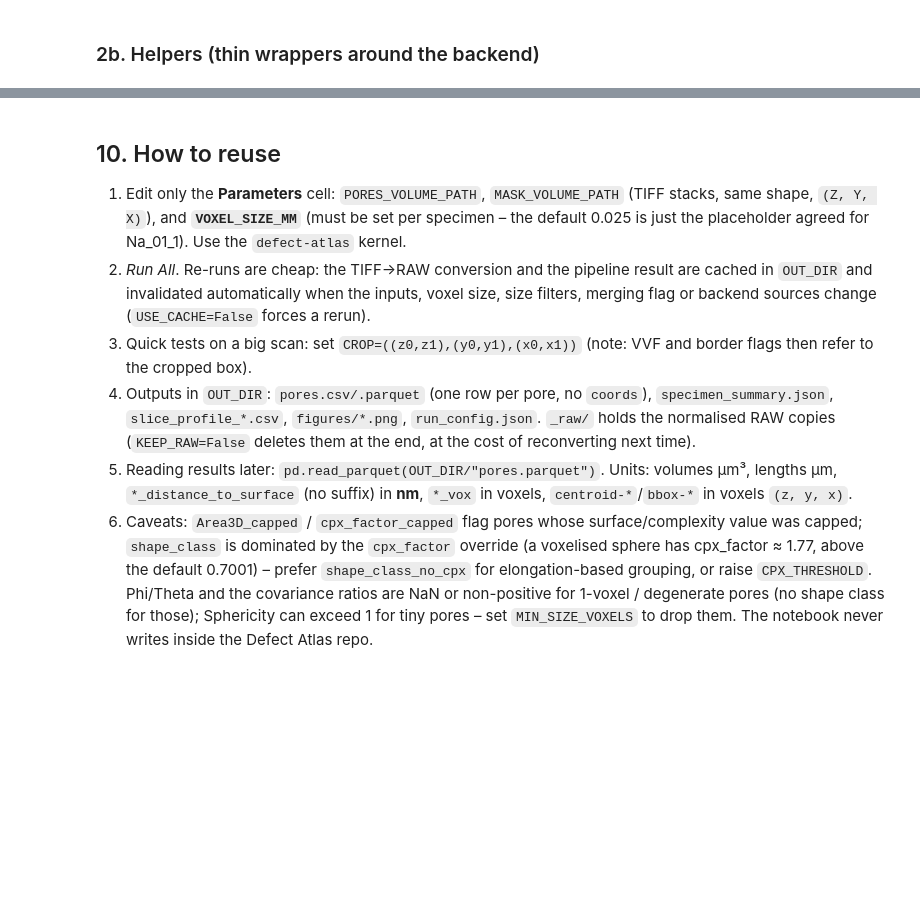
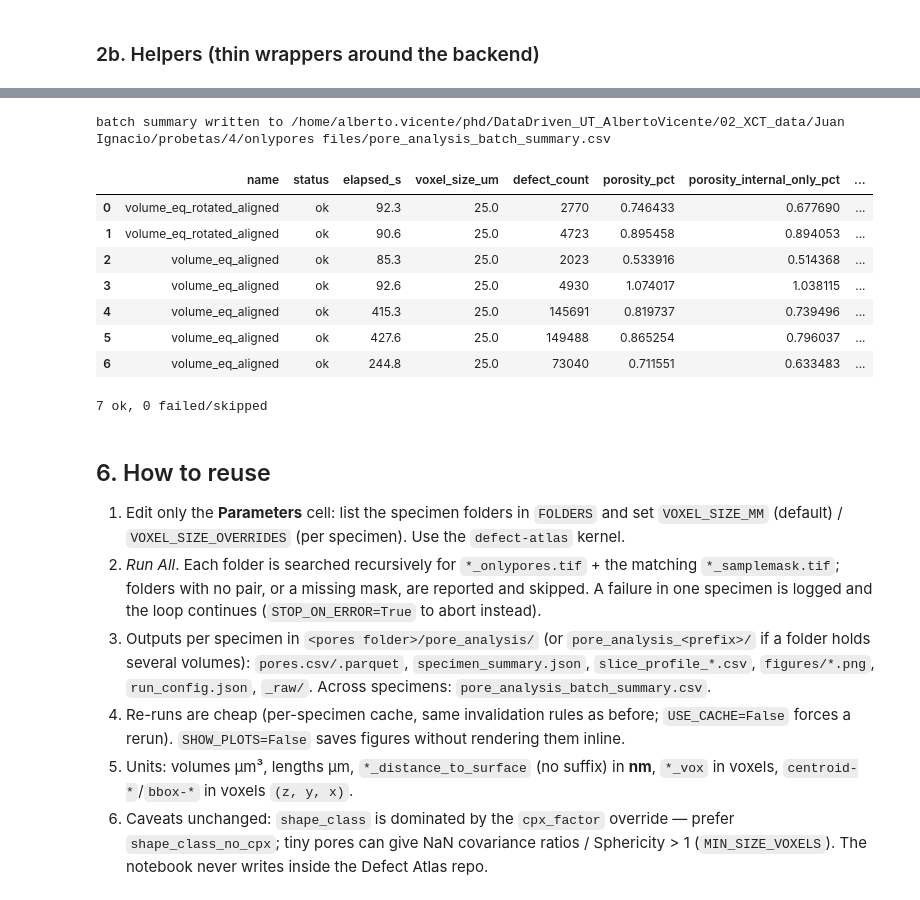
Before and after one commit to topeberti/UTvsXCT-preprocessing, a Jupyter notebook: produccion/onlypores/pore_analysis.ipynb, the cells around one changed output, grey strips where cells are left out. Drawn from its saved outputs; the diff is of its cells as text; code cells hidden in the pictures; blank space fills up the shorter version.

```diff
--- a/produccion/onlypores/pore_analysis.ipynb
+++ b/produccion/onlypores/pore_analysis.ipynb
@@ -120,18 +135,10 @@ def _code_version():
     return {"defect_atlas_VERSION": ver, "backend_sources_md5": h.hexdigest()[:12]}
 CODE_VERSION = _code_version()
 
-RES_NM = VOXEL_SIZE_MM * 1e6
-VOX_UM = RES_NM / 1000.0
-PORES_PATH, MASK_PATH = Path(PORES_VOLUME_PATH), Path(MASK_VOLUME_PATH)
-OUT = Path(OUT_DIR) if OUT_DIR else PORES_PATH.parent / "pore_analysis"
-for sub in ("", "_raw", "figures"): (OUT / sub).mkdir(parents=True, exist_ok=True)
 
 print("python      :", sys.version.split()[0], "| numpy", np.__version__, "| pandas", pd.__version__, "| pydantic", pydantic.VERSION)
 print("backend     :", BACKEND, CODE_VERSION)
 print("acceleration:", detect_runtime_acceleration().selected_mode, "(env DEFECT_ATLAS_ACCELERATION_MODE=%s)" % os.environ["DEFECT_ATLAS_ACCELERATION_MODE"])
 print("axis ratio  :", _C2A_SRC)
-print("voxel size  : %.6g mm = %.6g µm = %.6g nm" % (VOXEL_SIZE_MM, VOX_UM, RES_NM))
-print("OUT_DIR     :", OUT)
-print("RAM         : %.0f GB available of %.0f GB" % (psutil.virtual_memory().available/2**30, psutil.virtual_memory().total/2**30),
-      "| free disk at OUT: %.0f GB" % (psutil.disk_usage(str(OUT)).free/2**30))
+print("RAM         : %.0f GB available of %.0f GB" % (psutil.virtual_memory().available/2**30, psutil.virtual_memory().total/2**30))
 # %% [output]
@@ -575,0 +652,5 @@ ALL UNIT CHECKS PASSED  (volume in µm³, legacy distance columns in nm, *_um in
+# %%
+JOBS, PROBLEMS = find_jobs(FOLDERS)
+for j in JOBS: print(f"{j['name']:<30} pores={j['pores'].name}  mask={j['mask'].name}  voxel={voxel_size_for(j['pores'])} mm  -> {j['out']}")
+for p, why in PROBLEMS: print("SKIPPED:", p, "-", why)
+print(f"\n{len(JOBS)} volume(s) to analyse, {len(PROBLEMS)} problem(s)")
@@ -575,0 +669,15 @@ ALL UNIT CHECKS PASSED  (volume in µm³, legacy distance columns in nm, *_um in
+# %%
+RESULTS = [dict(folder=p, name=None, status="skipped: " + why) for p, why in PROBLEMS]
+for n, job in enumerate(JOBS, 1):
+    print("\n" + "=" * 100 + f"\n[{n}/{len(JOBS)}] {job['name']}  ({job['folder']})\n" + "=" * 100)
+    t0 = time.time()
+    try:
+        flat = analyse_specimen(job["pores"], job["mask"], job["out"], voxel_size_for(job["pores"]))
+        RESULTS.append(dict(folder=job["folder"], name=job["name"], out_dir=str(job["out"]), status="ok",
+                            elapsed_s=round(time.time() - t0, 1), **flat))
+    except Exception as exc:
+        import traceback; traceback.print_exc()
+        RESULTS.append(dict(folder=job["folder"], name=job["name"], out_dir=str(job["out"]),
+                            status=f"error: {type(exc).__name__}: {exc}", elapsed_s=round(time.time() - t0, 1)))
+        if STOP_ON_ERROR: raise
+    plt.close("all")
@@ -782,9 +759,31 @@ written to /home/alberto.vicente/phd/DataDriven_UT_AlbertoVicente/02_XCT_data/Fa
-# %% [markdown]
-## 10. How to reuse
-
-1. Edit only the **Parameters** cell: `PORES_VOLUME_PATH`, `MASK_VOLUME_PATH` (TIFF stacks, same shape, `(Z, Y, X)`), and **`VOXEL_SIZE_MM`** (must be set per specimen – the default 0.025 is just the placeholder agreed for Na_01_1). Use the `defect-atlas` kernel.
-2. *Run All*. Re-runs are cheap: the TIFF→RAW conversion and the pipeline result are cached in `OUT_DIR` and invalidated automatically when the inputs, voxel size, size filters, merging flag or backend sources change (`USE_CACHE=False` forces a rerun).
-3. Quick tests on a big scan: set `CROP=((z0,z1),(y0,y1),(x0,x1))` (note: VVF and border flags then refer to the cropped box).
-4. Outputs in `OUT_DIR`: `pores.csv/.parquet` (one row per pore, no `coords`), `specimen_summary.json`, `slice_profile_*.csv`, `figures/*.png`, `run_config.json`. `_raw/` holds the normalised RAW copies (`KEEP_RAW=False` deletes them at the end, at the cost of reconverting next time).
-5. Reading results later: `pd.read_parquet(OUT_DIR/"pores.parquet")`. Units: volumes µm³, lengths µm, `*_distance_to_surface` (no suffix) in **nm**, `*_vox` in voxels, `centroid-*`/`bbox-*` in voxels `(z, y, x)`.
-6. Caveats: `Area3D_capped` / `cpx_factor_capped` flag pores whose surface/complexity value was capped; `shape_class` is dominated by the `cpx_factor` override (a voxelised sphere has cpx_factor ≈ 1.77, above the default 0.7001) – prefer `shape_class_no_cpx` for elongation-based grouping, or raise `CPX_THRESHOLD`. Phi/Theta and the covariance ratios are NaN or non-positive for 1-voxel / degenerate pores (no shape class for those); Sphericity can exceed 1 for tiny pores – set `MIN_SIZE_VOXELS` to drop them. The notebook never writes inside the Defect Atlas repo.
+# %%
+BATCH = pd.DataFrame(RESULTS)
+if BATCH_SUMMARY_PATH: _bp = Path(BATCH_SUMMARY_PATH)
+else: _bp = Path(JOBS[0]["out"]).parent / "pore_analysis_batch_summary.csv" if JOBS else Path(FOLDERS[0]) / "pore_analysis_batch_summary.csv"
+if len(BATCH):
+    BATCH.to_csv(_bp, index=False); print("batch summary written to", _bp)
+    _cols = [c for c in ("name", "status", "elapsed_s", "voxel_size_um", "defect_count", "porosity_pct", "porosity_internal_only_pct",
+                         "defect_density_per_mm3", "largest_eq_diameter_um", "median_eq_diameter_um") if c in BATCH.columns]
+    _display(BATCH[_cols])
+n_bad = int((~BATCH["status"].eq("ok")).sum()) if len(BATCH) else 0
+print(f"{len(BATCH) - n_bad} ok, {n_bad} failed/skipped")
+# %% [output]
+batch summary written to /home/alberto.vicente/phd/DataDriven_UT_AlbertoVicente/02_XCT_data/Juan Ignacio/probetas/4/onlypores files/pore_analysis_batch_summary.csv
+|  | name | status | elapsed_s | voxel_size_um | defect_count | porosity_pct | porosity_internal_only_pct | ... |
+| 0 | volume_eq_rotated_aligned | ok | 92.3 | 25.0 | 2770 | 0.746433 | 0.677690 | ... |
+| 1 | volume_eq_rotated_aligned | ok | 90.6 | 25.0 | 4723 | 0.895458 | 0.894053 | ... |
+| 2 | volume_eq_aligned | ok | 85.3 | 25.0 | 2023 | 0.533916 | 0.514368 | ... |
+| 3 | volume_eq_aligned | ok | 92.6 | 25.0 | 4930 | 1.074017 | 1.038115 | ... |
+| 4 | volume_eq_aligned | ok | 415.3 | 25.0 | 145691 | 0.819737 | 0.739496 | ... |
+| 5 | volume_eq_aligned | ok | 427.6 | 25.0 | 149488 | 0.865254 | 0.796037 | ... |
+| 6 | volume_eq_aligned | ok | 244.8 | 25.0 | 73040 | 0.711551 | 0.633483 | ... |
+7 ok, 0 failed/skipped
+# %% [markdown]
+## 6. How to reuse
+
+1. Edit only the **Parameters** cell: list the specimen folders in `FOLDERS` and set `VOXEL_SIZE_MM` (default) / `VOXEL_SIZE_OVERRIDES` (per specimen). Use the `defect-atlas` kernel.
+2. *Run All*. Each folder is searched recursively for `*_onlypores.tif` + the matching `*_samplemask.tif`; folders with no pair, or a missing mask, are reported and skipped. A failure in one specimen is logged and the loop continues (`STOP_ON_ERROR=True` to abort instead).
+3. Outputs per specimen in `<pores folder>/pore_analysis/` (or `pore_analysis_<prefix>/` if a folder holds several volumes): `pores.csv/.parquet`, `specimen_summary.json`, `slice_profile_*.csv`, `figures/*.png`, `run_config.json`, `_raw/`. Across specimens: `pore_analysis_batch_summary.csv`.
+4. Re-runs are cheap (per-specimen cache, same invalidation rules as before; `USE_CACHE=False` forces a rerun). `SHOW_PLOTS=False` saves figures without rendering them inline.
+5. Units: volumes µm³, lengths µm, `*_distance_to_surface` (no suffix) in **nm**, `*_vox` in voxels, `centroid-*`/`bbox-*` in voxels `(z, y, x)`.
+6. Caveats unchanged: `shape_class` is dominated by the `cpx_factor` override — prefer `shape_class_no_cpx`; tiny pores can give NaN covariance ratios / Sphericity > 1 (`MIN_SIZE_VOXELS`). The notebook never writes inside the Defect Atlas repo.
```
Also changed, not shown: parts of 30 cells of this notebook.
